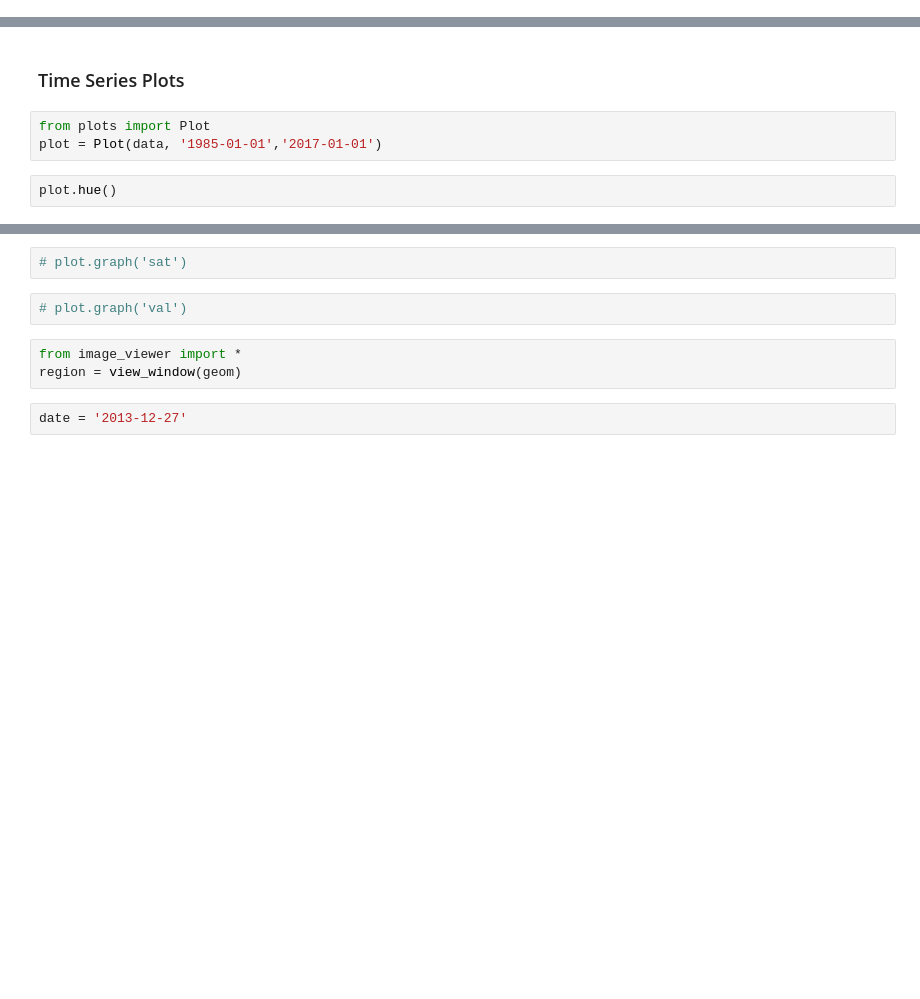
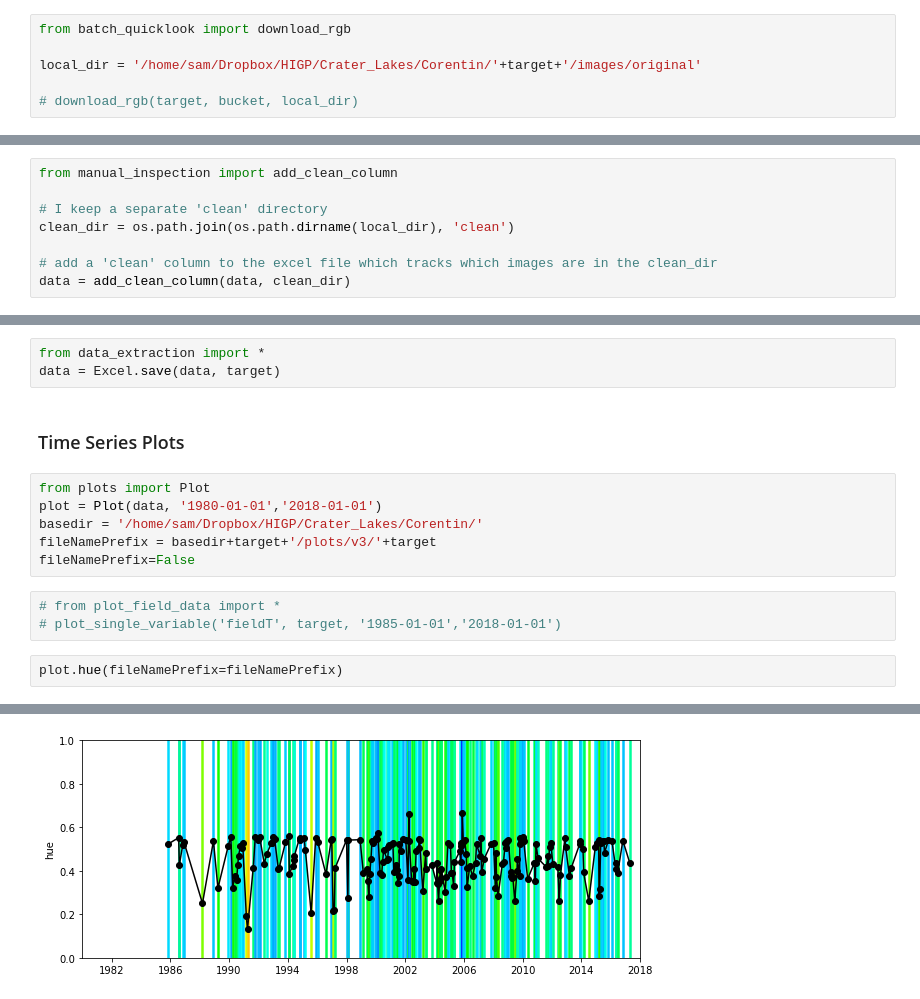
Before and after one commit to samsammurphy/ee-atmcorr-timeseries, a Jupyter notebook: jupyter_notebooks/lakes.ipynb, the cells around one changed output, grey strips where cells are left out. Saved outputs shown, nothing was run; the diff lists cells and outputs as text; blank space fills up the shorter version.

```diff
--- a/jupyter_notebooks/lakes.ipynb
+++ b/jupyter_notebooks/lakes.ipynb
@@ -115,0 +159,6 @@ data['val'] = [x[2] for x in hsv]
+# %%
+from batch_quicklook import download_rgb
+
+local_dir = '/home/sam/Dropbox/HIGP/Crater_Lakes/Corentin/'+target+'/images/original'
+
+# download_rgb(target, bucket, local_dir)
@@ -116,2 +167,10 @@ data['val'] = [x[2] for x in hsv]
+# %%
+from manual_inspection import add_clean_column
+
+# I keep a separate 'clean' directory
+clean_dir = os.path.join(os.path.dirname(local_dir), 'clean')
+
+# add a 'clean' column to the excel file which tracks which images are in the clean_dir
+data = add_clean_column(data, clean_dir)
 # %% [markdown]
 ### Save post-processing to excel
@@ -120,8 +177,17 @@ save_to_excel(data, target)
+# %%
+from data_extraction import *
+data = Excel.save(data, target)
 # %% [markdown]
 ### Time Series Plots
 # %%
 from plots import Plot
-plot = Plot(data, '1985-01-01','2017-01-01')
+plot = Plot(data, '1980-01-01','2018-01-01')
+basedir = '/home/sam/Dropbox/HIGP/Crater_Lakes/Corentin/'
+fileNamePrefix = basedir+target+'/plots/v3/'+target
+fileNamePrefix=False
+# %%
+# from plot_field_data import *
+# plot_single_variable('fieldT', target, '1985-01-01','2018-01-01')
 # %%
-plot.hue()
+plot.hue(fileNamePrefix=fileNamePrefix)
 # %% [output]
@@ -130,9 +194 @@ plot.hue()
+[figure, added]
-# %%
-# plot.graph('sat')
-# %%
-# plot.graph('val')
-# %%
-from image_viewer import *
-region = view_window(geom)
-# %%
-date = '2013-12-27'
```
Also changed, not shown: parts of 28 cells of this notebook.
